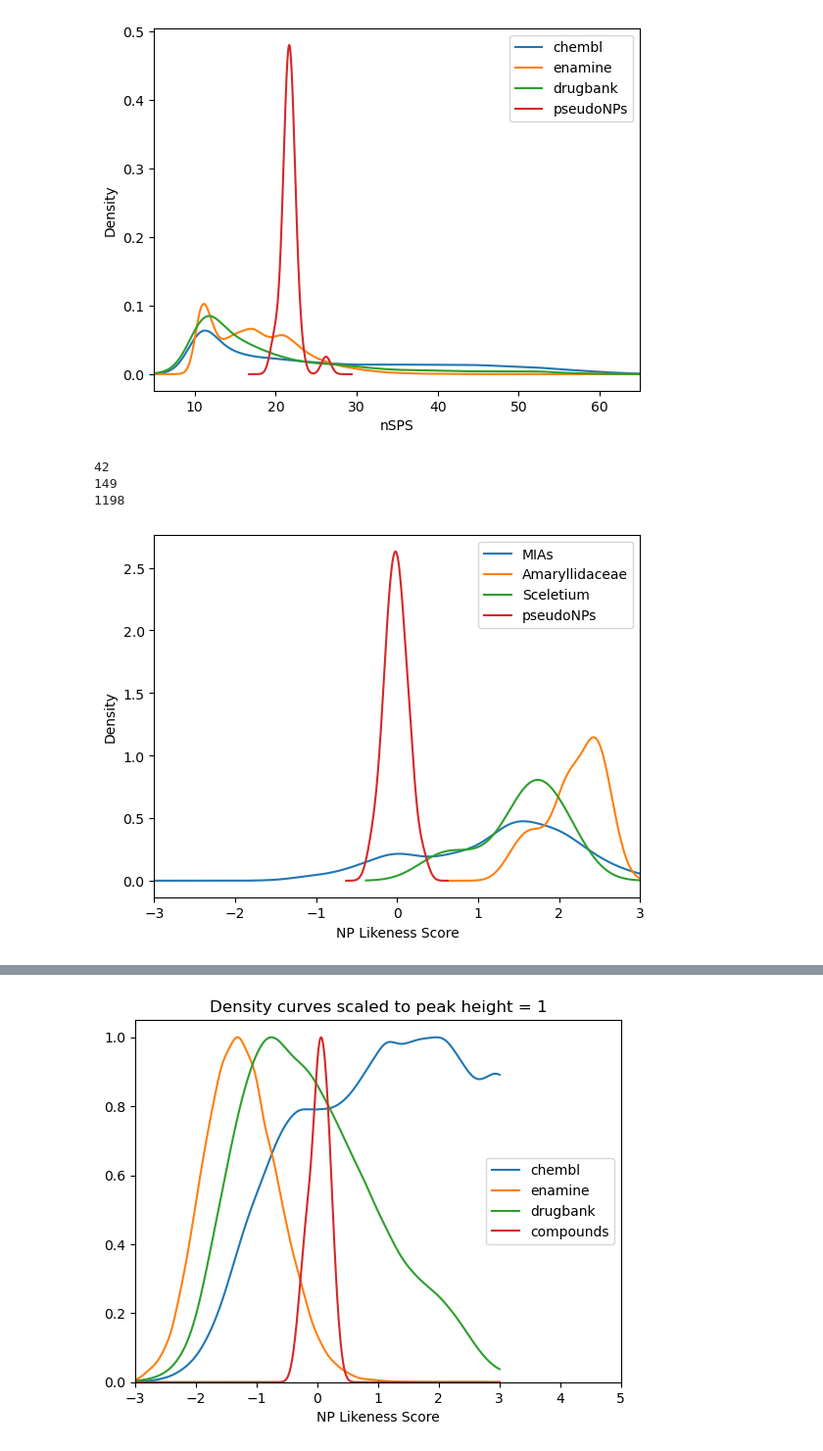
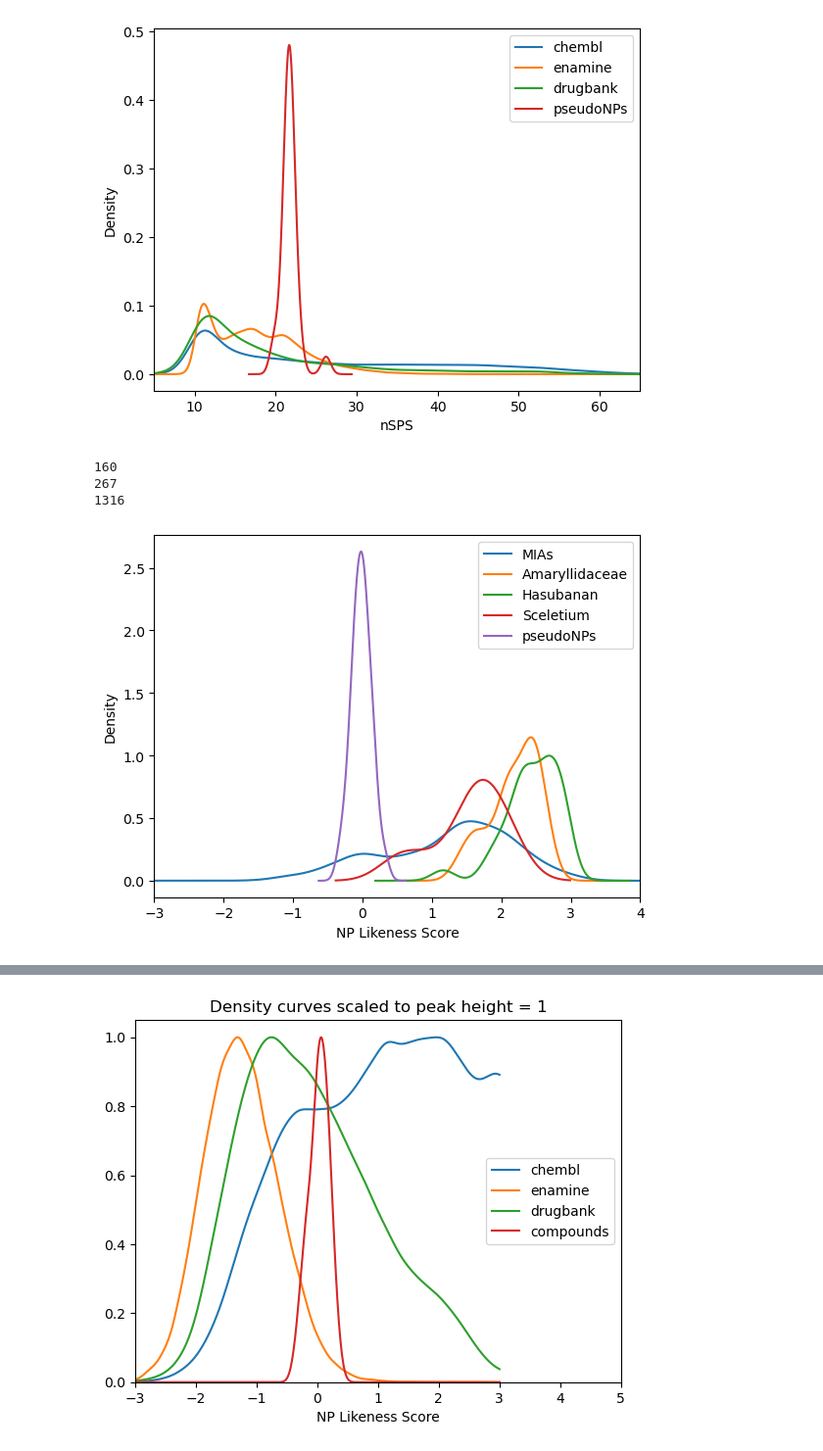
Before and after one commit to BernalFA/2025_Greiner_PseudoNPs, a Jupyter notebook: notebooks/1.05-fb-scores.ipynb, the cells around one changed output, grey strips where cells are left out. Shown: that part at 98% size. Cells and saved outputs as stored; diff of their text form; code cells hidden in the pictures.

```diff
--- a/notebooks/1.05-fb-scores.ipynb
+++ b/notebooks/1.05-fb-scores.ipynb
@@ -159,7 +161,7 @@ plt.show()
 # %%
 fig = plt.figure()
 for data in order.keys():
-    if data != "Sceletium":
+    if data not in ["Sceletium", "Hasubanan"]:
         scores.query("dataset == @data")["QED"].plot.density(label=data)
 
 plt.xlabel("QED Score")
@@ -175,7 +177,7 @@ np.float64(1688.252675333174)
 # %%
 fig = plt.figure()
 for data in order.keys():
-    if data != "Sceletium":
+    if data not in ["Sceletium", "Hasubanan"]:
         scores.query("dataset == @data")["Boettcher"].plot.density(label=data)
 
 plt.xlabel("Böttcher Score")
@@ -191,7 +193,7 @@ np.float64(80.18181818181819)
 # %%
 fig = plt.figure()
 for data in order.keys():
-    if data != "Sceletium":
+    if data not in ["Sceletium", "Hasubanan"]:
         scores.query("dataset == @data")["nSPS"].plot.density(label=data)
 
 plt.xlabel("nSPS")
@@ -201,7 +203,7 @@ plt.show()
 # %% [output]
 [figure]
 # %%
-comparisons = scores.query("dataset in ['pseudoNPs', 'Sceletium']").copy()
+comparisons = scores.query("dataset in ['pseudoNPs', 'Sceletium', 'Hasubanan']").copy()
 comparisons["new_set"] = comparisons["dataset"]
 print(comparisons.shape[0])
 for file in ["Amaryllidaceae.csv", "MIAs.csv"]:
@@ -211,19 +213,19 @@ for file in ["Amaryllidaceae.csv", "MIAs.csv"]:
     comparisons = pd.concat((comparisons, tmp), axis=0)
     print(comparisons.shape[0])
 # %% [output]
-42
-149
-1198
+160
+267
+1316
 # %%
 fig = plt.figure()
-for data in ["MIAs", "Amaryllidaceae", "Sceletium", "pseudoNPs"]:
+for data in ["MIAs", "Amaryllidaceae", "Hasubanan", "Sceletium", "pseudoNPs"]:
     comparisons.query("new_set == @data")["NP_likeness"].plot.density(label=data)
 
 plt.xlabel("NP Likeness Score")
-plt.xlim((-3,3))
+plt.xlim((-3,4))
 plt.legend()
 plt.show()
 # %% [output]
-[figure, old version]
+[figure, new version]
 # %%
 fig = plt.figure()
```
Also changed, not shown: parts of 7 cells of this notebook, 19 other files.
